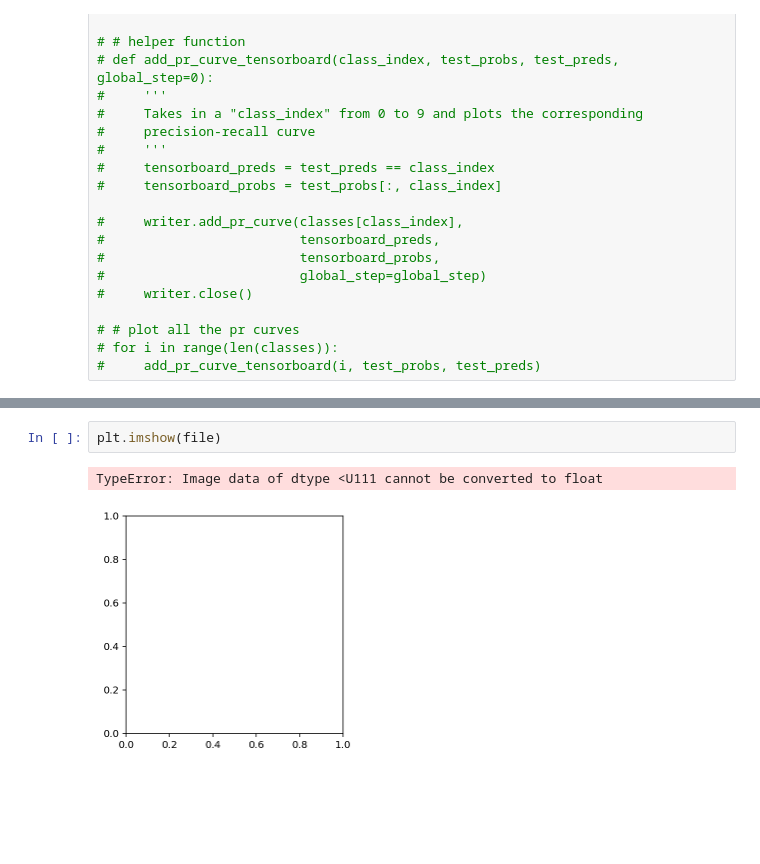
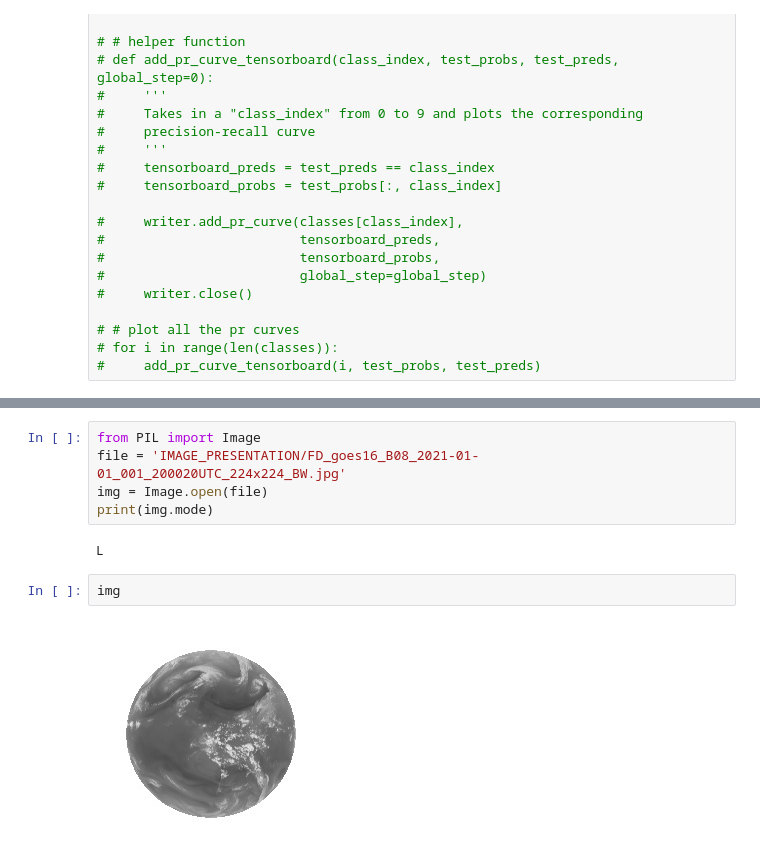
Before and after one commit to adomakor412/NERTO_CIMSS_GOES-R, a Jupyter notebook: AUC_model.ipynb, the cells around one changed output, grey strips where cells are left out. Drawn from its saved outputs; the diff is of its cells as text; blank space fills up the shorter version.

```diff
--- a/AUC_model.ipynb
+++ b/AUC_model.ipynb
@@ -462,5 +462,11 @@ img
-# %%
-plt.imshow(file)
-# %% [output]
-TypeError: Image data of dtype <U111 cannot be converted to float
-[figure, removed]
+# %%
+from PIL import Image
+file = 'IMAGE_PRESENTATION/FD_goes16_B08_2021-01-01_001_200020UTC_224x224_BW.jpg'
+img = Image.open(file)
+print(img.mode)
+# %% [output]
+L
+# %%
+img
+# %% [output]
+[figure, added]
```
Also changed, not shown: parts of 2 cells of this notebook, 2 other files.
